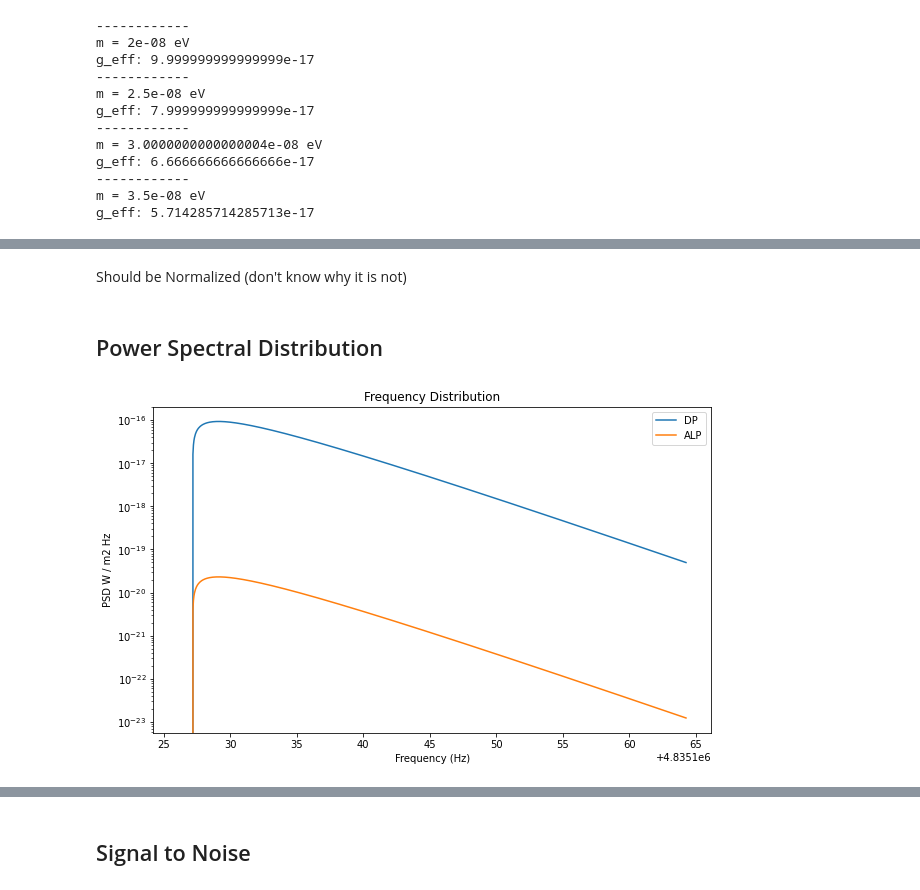
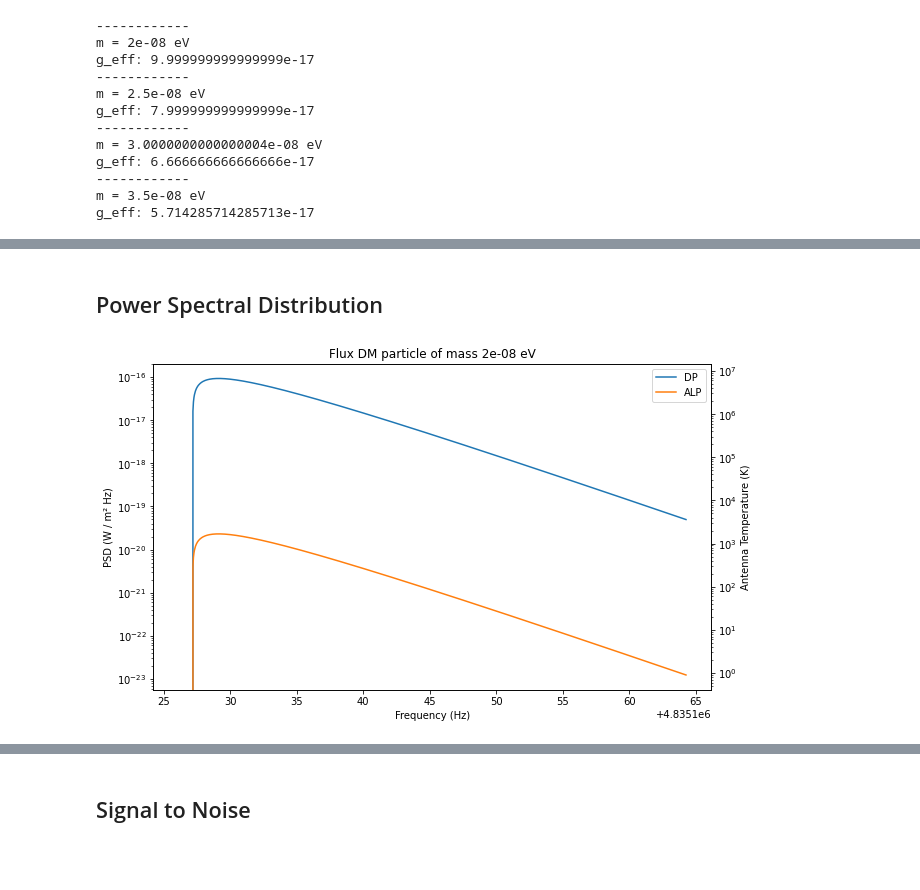
Before and after one commit to PhilJ0ly/albatros_axion_detection, a Jupyter notebook: Jupyter/axion_signal.ipynb, the cells around one changed output, grey strips where cells are left out. Cells and saved outputs as stored; diff of their text form; code cells hidden in the pictures; blank space fills up the shorter version.

```diff
--- a/Jupyter/axion_signal.ipynb
+++ b/Jupyter/axion_signal.ipynb
@@ -16,6 +16,7 @@ ev=1.602e-19 # eV->J
 h=6.626e-34 # Planck J s
 hbar_eV = h/(2*np.pi)/ev # Reduced Planck in eV s
 c=2.998e8 # Speed of Light m/s
+k_b = 1.380649e-23 # Boltzmann constant in m2 kg s-2 K-1
 
 eV_to_Hz = 1.519e15 # Taken from natural units chart
 natural_to_ms = 2.998e8 # Speed conversion (No dimensions since c=1 in natural units)
@@ -153,27 +154,29 @@ m = 3.5e-08 eV
 DP rho_EM: 1.1999867971883856e-25 eV^4
 ALP rho_EM: 1.714266853126265e-29 eV^4
 # %%
-def pdf(w, m):
+def pdf(f, m):
     """
     Calculate the frequency distribution of the signal.
 
     Parameters:
-    w (float): angular frequency in eV
+    f (float): frequency in Hz
     m (float): mass of the DM in eV
 
     Returns:
-    float: frequency distribution
+    float: frequency distribution 1/Hz
     """
+    w = f*2*np.pi/eV_to_Hz # eV
     w = np.abs(w)
     w_array = np.asarray(w)
 
     result = np.zeros_like(w_array, dtype=float)
 
     mask = (w_array >= m)
-    scale_factor = m * v2/c**2 / 3
+    scale_factor = m * v2/c**2/ 3
     if np.any(mask):
         x = w_array[mask] - m
-        result[mask] = np.sqrt(x/np.pi/(scale_factor)**3) * np.exp(-x/scale_factor)
+        result[mask] = np.sqrt(x/np.pi/(scale_factor)**3) * np.exp(-x/scale_factor) # (1/eV)
+        result /= eV_to_Hz # (1/Hz)
 
     if np.isscalar(w):
         return float(result)
@@ -183,11 +186,10 @@ def pdf(w, m):
 m0 = 2e-8
 f_peak, fwhm = peak_freq(m0)
 f = np.linspace(f_peak-5, f_peak+3*fwhm, 1000)
-w = f*2*np.pi/eV_to_Hz # eV
-fw = pdf(w,m0)
+f_dis = pdf(f,m0)
 
 plt.figure(figsize=(10,6))
-plt.plot(f, fw)
+plt.plot(f, f_dis)
 plt.xlabel("Frequency (Hz)")
 plt.ylabel(r"$f(\omega)$")
 plt.title("Frequency Distribution")
@@ -197,34 +199,64 @@ plt.show()
-# %% [markdown]
-Should be Normalized (don't know why it is not)
 # %% [markdown]
 ## Power Spectral Distribution
 # %%
 def get_flux(m, g_eff):
+    """
+    Calculate the Expected flux on earth.
+
+    Parameters:
+    m (float): mass of the DM in eV
+    g_eff (float): effective coupling constant
+
+    Returns:
+    Array (float): Flux in W/ m2 Hz
+    """
     rho_EM = EM_energy_density(m, g_eff) # eV^4
 
     f_peak, fwhm = peak_freq(m)
     f = np.linspace(f_peak-3, f_peak+3*fwhm, 1000)
     w = f*2*np.pi/eV_to_Hz # eV
-    fw = pdf(w,m)
+    f_dis = pdf(f,m0) # (1/Hz)
 
-    S_sig = 4*np.pi*(w/m)**2*rho_EM*fw # eV^3
-    S_sig *= eV2_to_W/(eV_1_to_m**2*eV_to_Hz)
+    S_sig = 4*np.pi*(w/m)**2*rho_EM*f_dis # eV^4/Hz
+    S_sig *= eV2_to_W/eV_1_to_m**2
 
     return (f, S_sig)
 
 m0 = 2e-8
 f_DP, S_DP = get_flux(m0, 4e-13)
-f_ALP, S_ALP = get_flux(m0, eff_g(m0))
+f_ALP, S_ALP = get_flux(m0, alp_g_eff(m0))
 
-plt.figure(figsize=(10,6))
-plt.plot(f_DP, S_DP, label="DP")
-plt.plot(f_ALP, S_ALP, label="ALP")
-plt.title(f"m = {m0} eV")
-plt.xlabel("Frequency (Hz)")
-plt.yscale('log')
-plt.ylabel("PSD W / m2 Hz")
-plt.title("Frequency Distribution")
-plt.legend()
+# plt.figure(figsize=(10,6))
+# plt.plot(f_DP, S_DP, label="DP")
+# plt.plot(f_ALP, S_ALP, label="ALP")
+# plt.title(f"m = {m0} eV")
+# plt.xlabel("Frequency (Hz)")
+# plt.yscale('log')
+# plt.ylabel("PSD W / m2 Hz")
+# plt.title("Flux")
+# plt.legend()
+# plt.show()
+
+fig, ax1 = plt.subplots(figsize=(10, 6))
+
+ax1.plot(f_DP, S_DP, label="DP")
+ax1.plot(f_ALP, S_ALP, label="ALP")
+ax1.set_xlabel("Frequency (Hz)")
+ax1.set_ylabel("PSD (W / m² Hz)")
+ax1.set_yscale('log')
+ax1.set_title(f"Flux DM particle of mass {m0} eV")
+ax1.legend(loc="upper right")
+
+ax2 = ax1.twinx()
+ax2.set_ylabel("Antenna Temperature (K)")
+
+psd_min, psd_max = ax1.get_ylim()
+T_min = psd_min /  k_b
+T_max = psd_max / k_b
+
+ax2.set_ylim(T_min, T_max)
+ax2.set_yscale('log')
+
 plt.show()
 # %% [output]
-[figure, old version]
+[figure, new version]
```
Also changed, not shown: parts of 2 cells of this notebook, 1 other file.
